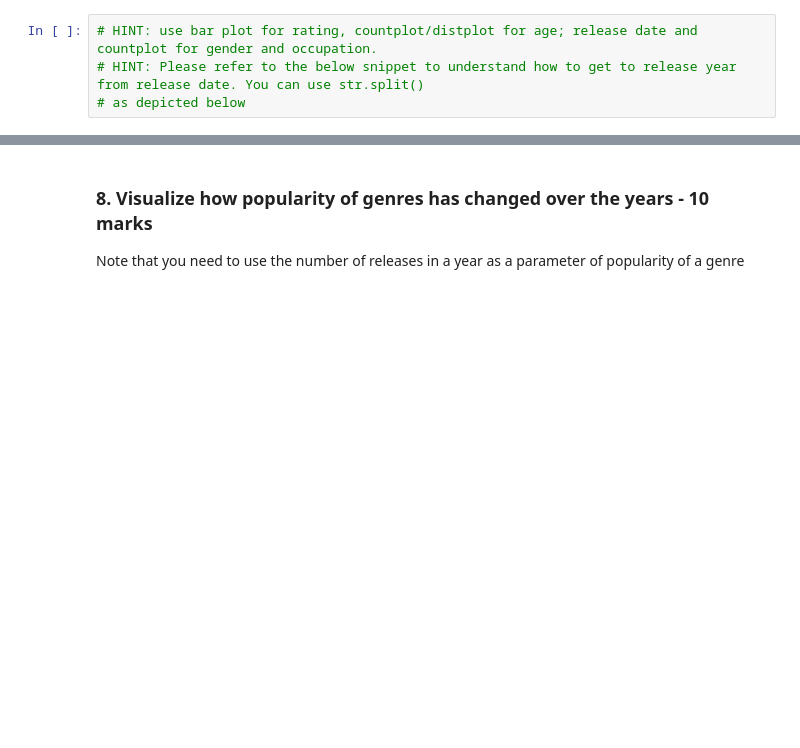
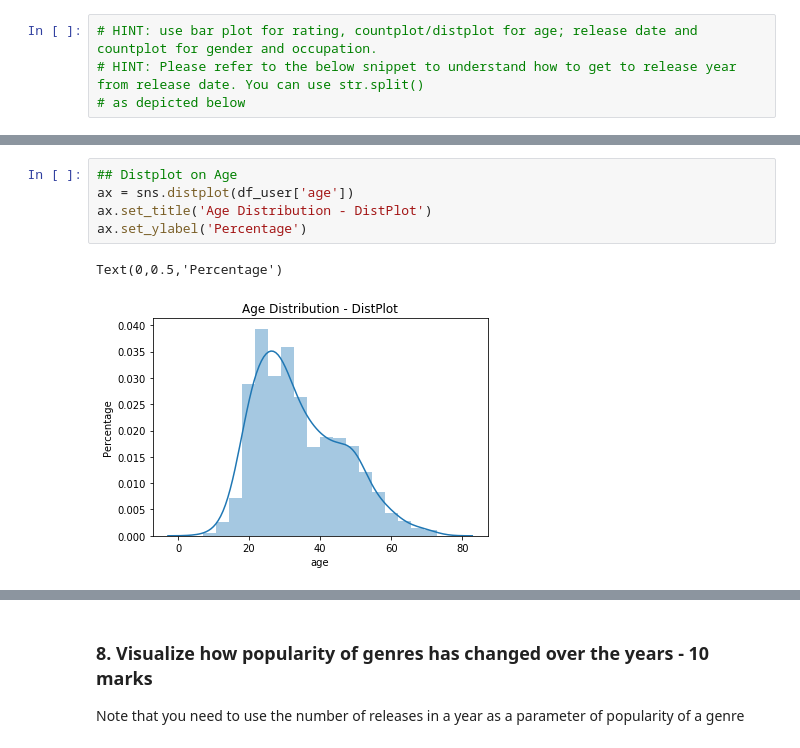
Before and after one commit to rmaciel-prog/PGP-IAML, a Jupyter notebook: MovieLens Project Questions Notebook-1.ipynb, the cells around one changed output, grey strips where cells are left out. Saved outputs shown, nothing was run; the diff lists cells and outputs as text; blank space fills up the shorter version.

```diff
--- a/MovieLens Project Questions Notebook-1.ipynb
+++ b/MovieLens Project Questions Notebook-1.ipynb
@@ -214,0 +249,8 @@ print(a[-5:])
+# %%
+## Distplot on Age
+ax = sns.distplot(df_user['age'])
+ax.set_title('Age Distribution - DistPlot')
+ax.set_ylabel('Percentage')
+# %% [output]
+Text(0,0.5,'Percentage')
+[figure, added]
```
Also changed, not shown: parts of 12 cells of this notebook.
